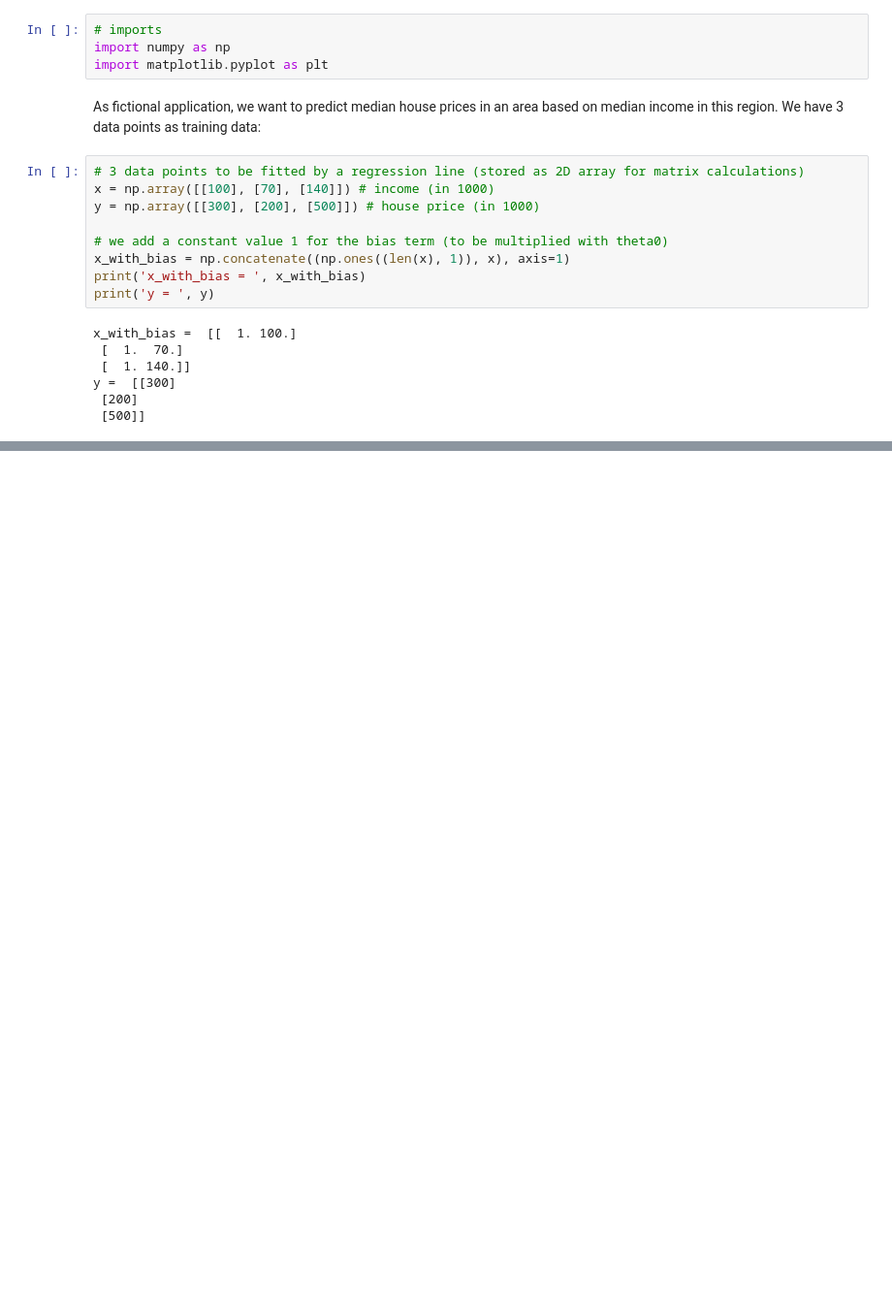
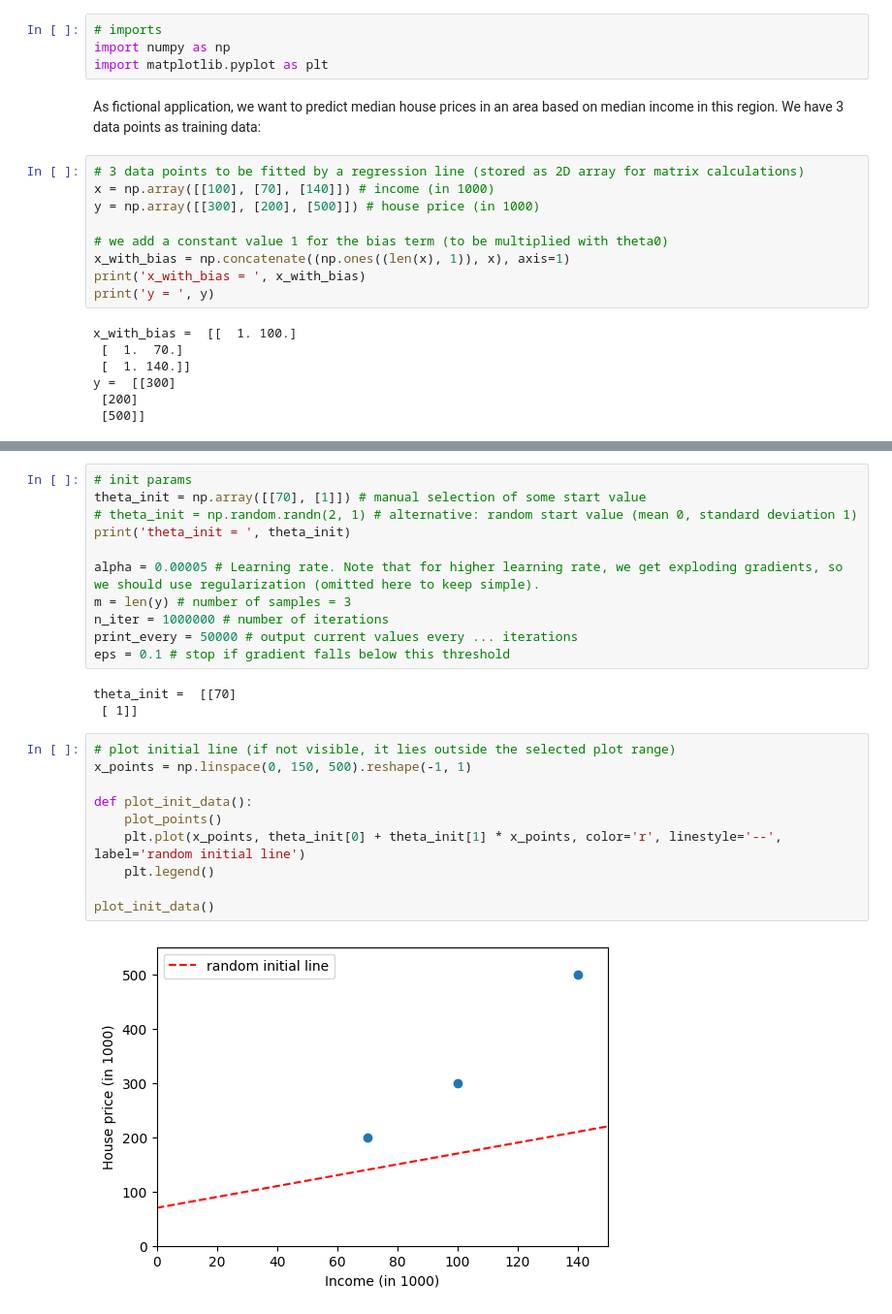
Before and after one commit to asnibir/Learning-ML, a Jupyter notebook: Gradient Descent/gradient_descent_by_hand.ipynb, the cells around one changed output, grey strips where cells are left out. Shown at 97% size. Drawn from its saved outputs; the diff is of its cells as text; blank space fills up the shorter version.

```diff
--- a/Gradient Descent/gradient_descent_by_hand.ipynb
+++ b/Gradient Descent/gradient_descent_by_hand.ipynb
@@ -42,0 +43,26 @@ plot_points()
+# %%
+# init params
+theta_init = np.array([[70], [1]]) # manual selection of some start value
+# theta_init = np.random.randn(2, 1) # alternative: random start value (mean 0, standard deviation 1)
+print('theta_init = ', theta_init)
+
+alpha = 0.00005 # Learning rate. Note that for higher learning rate, we get exploding gradients, so we should use regularization (omitted here to keep simple).
+m = len(y) # number of samples = 3
+n_iter = 1000000 # number of iterations
+print_every = 50000 # output current values every ... iterations
+eps = 0.1 # stop if gradient falls below this threshold
+# %% [output]
+theta_init =  [[70]
+ [ 1]]
+# %%
+# plot initial line (if not visible, it lies outside the selected plot range)
+x_points = np.linspace(0, 150, 500).reshape(-1, 1)
+
+def plot_init_data():
+    plot_points()
+    plt.plot(x_points, theta_init[0] + theta_init[1] * x_points, color='r', linestyle='--', label='random initial line')
+    plt.legend()
+
+plot_init_data()
+# %% [output]
+[figure, added]
```
Also changed, not shown: parts of 14 cells of this notebook, 1 other file.
